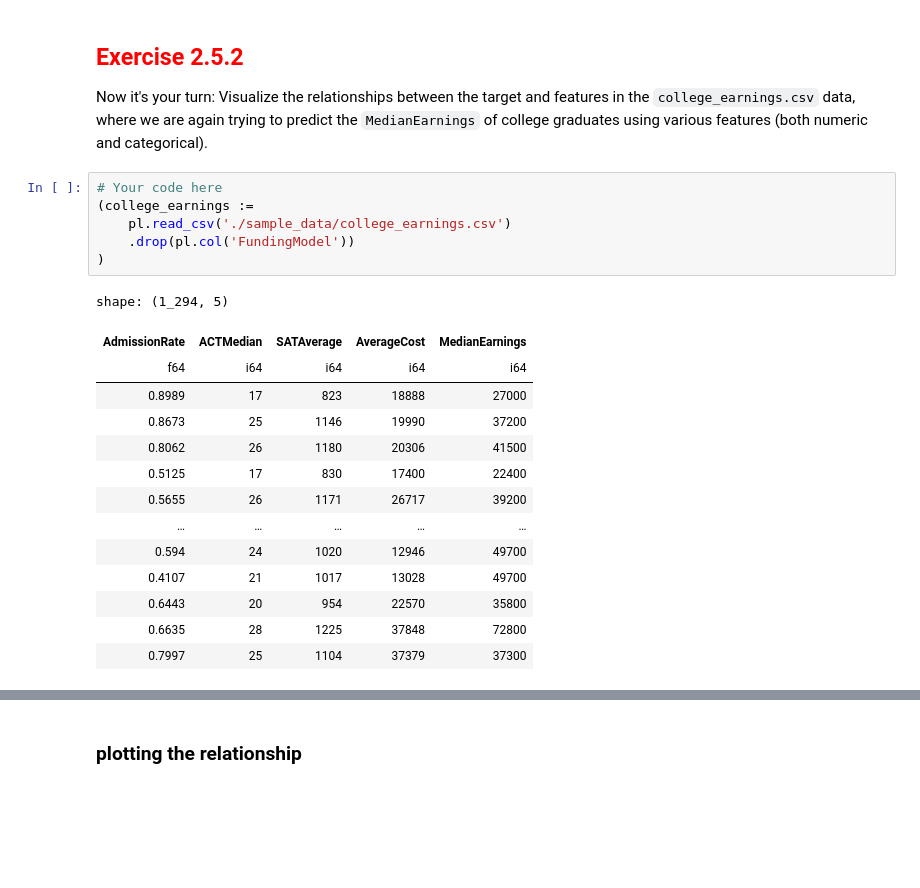
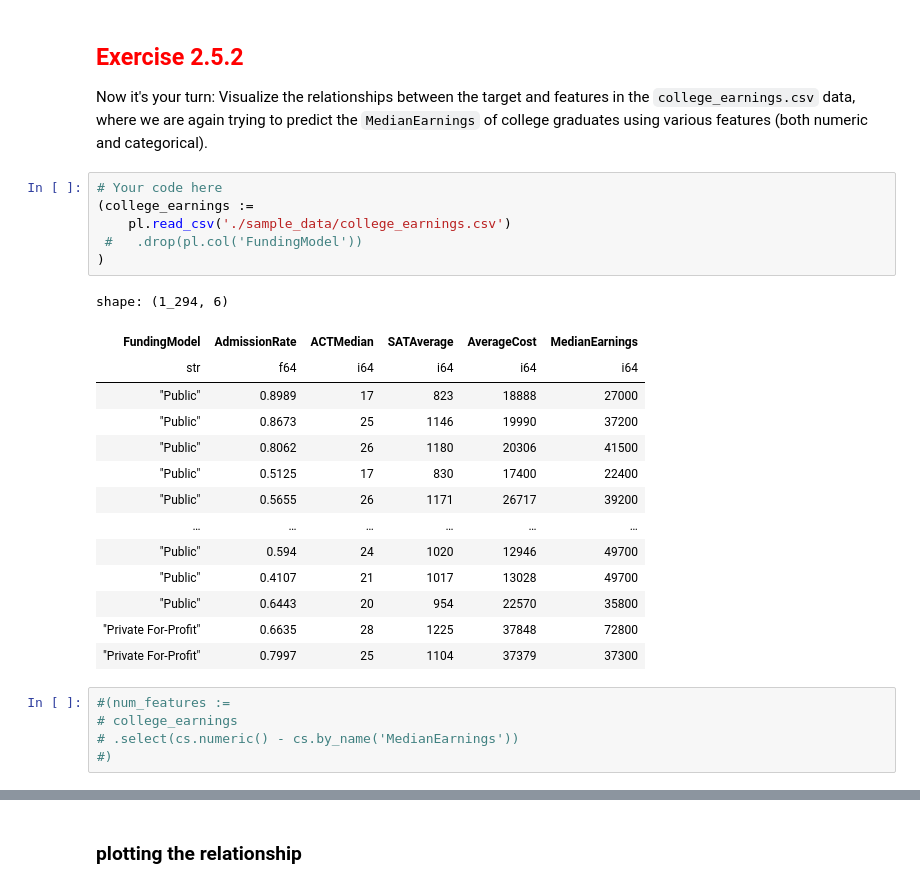
Before and after one commit to camghal18/Activity_2.5, a Jupyter notebook: act2_5_2_visualizing_relationships_w_seaborn.ipynb, the cells around one changed output, grey strips where cells are left out. Drawn from its saved outputs; the diff is of its cells as text; blank space fills up the shorter version.

```diff
--- a/act2_5_2_visualizing_relationships_w_seaborn.ipynb
+++ b/act2_5_2_visualizing_relationships_w_seaborn.ipynb
@@ -212,24 +212,29 @@ Now it's your turn: Visualize the relationships between the target and features
 # %%
 # Your code here
 (college_earnings :=
     pl.read_csv('./sample_data/college_earnings.csv')
-    .drop(pl.col('FundingModel'))
+ #   .drop(pl.col('FundingModel'))
 )
 # %% [output]
-shape: (1_294, 5)
+shape: (1_294, 6)
-| AdmissionRate | ACTMedian | SATAverage | AverageCost | MedianEarnings |
-| f64 | i64 | i64 | i64 | i64 |
-| 0.8989 | 17 | 823 | 18888 | 27000 |
-| 0.8673 | 25 | 1146 | 19990 | 37200 |
-| 0.8062 | 26 | 1180 | 20306 | 41500 |
-| 0.5125 | 17 | 830 | 17400 | 22400 |
-| 0.5655 | 26 | 1171 | 26717 | 39200 |
-| … | … | … | … | … |
-| 0.594 | 24 | 1020 | 12946 | 49700 |
-| 0.4107 | 21 | 1017 | 13028 | 49700 |
-| 0.6443 | 20 | 954 | 22570 | 35800 |
-| 0.6635 | 28 | 1225 | 37848 | 72800 |
-| 0.7997 | 25 | 1104 | 37379 | 37300 |
+| FundingModel | AdmissionRate | ACTMedian | SATAverage | AverageCost | MedianEarnings |
+| str | f64 | i64 | i64 | i64 | i64 |
+| "Public" | 0.8989 | 17 | 823 | 18888 | 27000 |
+| "Public" | 0.8673 | 25 | 1146 | 19990 | 37200 |
+| "Public" | 0.8062 | 26 | 1180 | 20306 | 41500 |
+| "Public" | 0.5125 | 17 | 830 | 17400 | 22400 |
+| "Public" | 0.5655 | 26 | 1171 | 26717 | 39200 |
+| … | … | … | … | … | … |
+| "Public" | 0.594 | 24 | 1020 | 12946 | 49700 |
+| "Public" | 0.4107 | 21 | 1017 | 13028 | 49700 |
+| "Public" | 0.6443 | 20 | 954 | 22570 | 35800 |
+| "Private For-Profit" | 0.6635 | 28 | 1225 | 37848 | 72800 |
+| "Private For-Profit" | 0.7997 | 25 | 1104 | 37379 | 37300 |
+# %%
+#(num_features :=
+# college_earnings
+# .select(cs.numeric() - cs.by_name('MedianEarnings'))
+#)
 # %%
 (college_earnings_stacked :=
 
```
Also changed, not shown: parts of 2 cells of this notebook.
